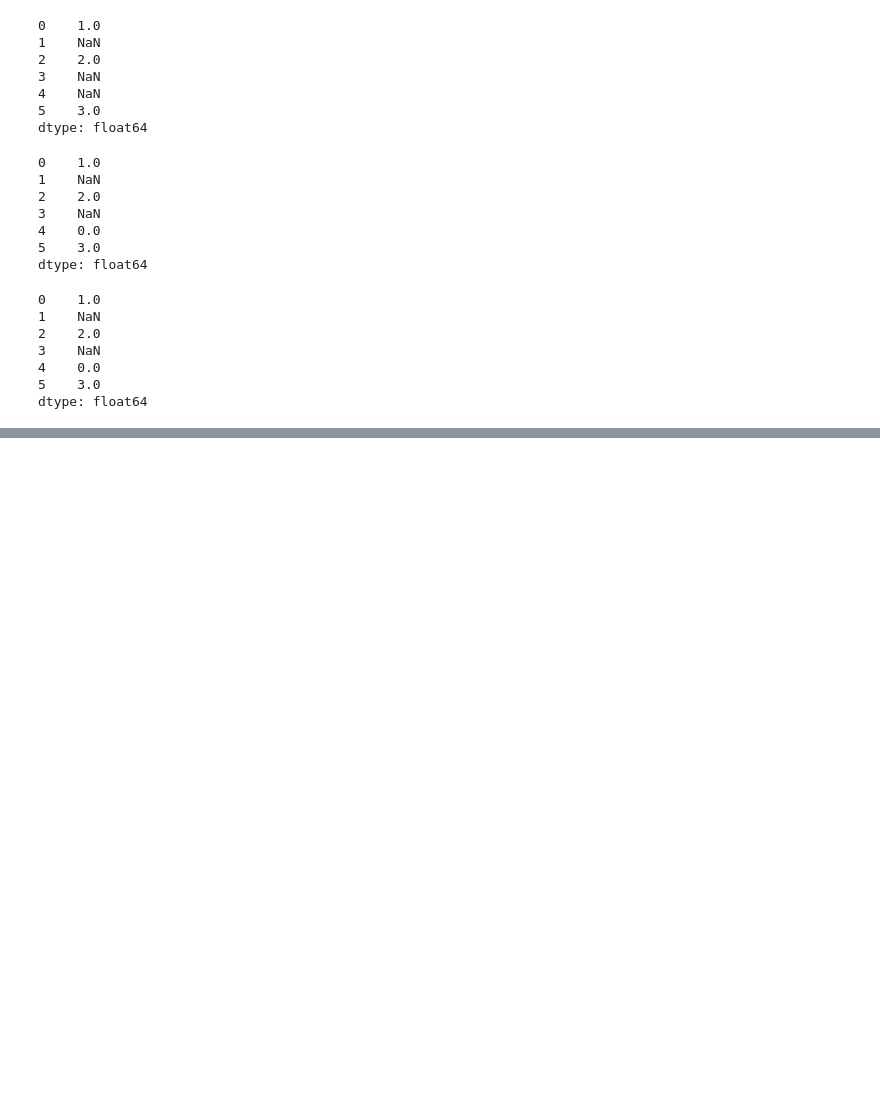
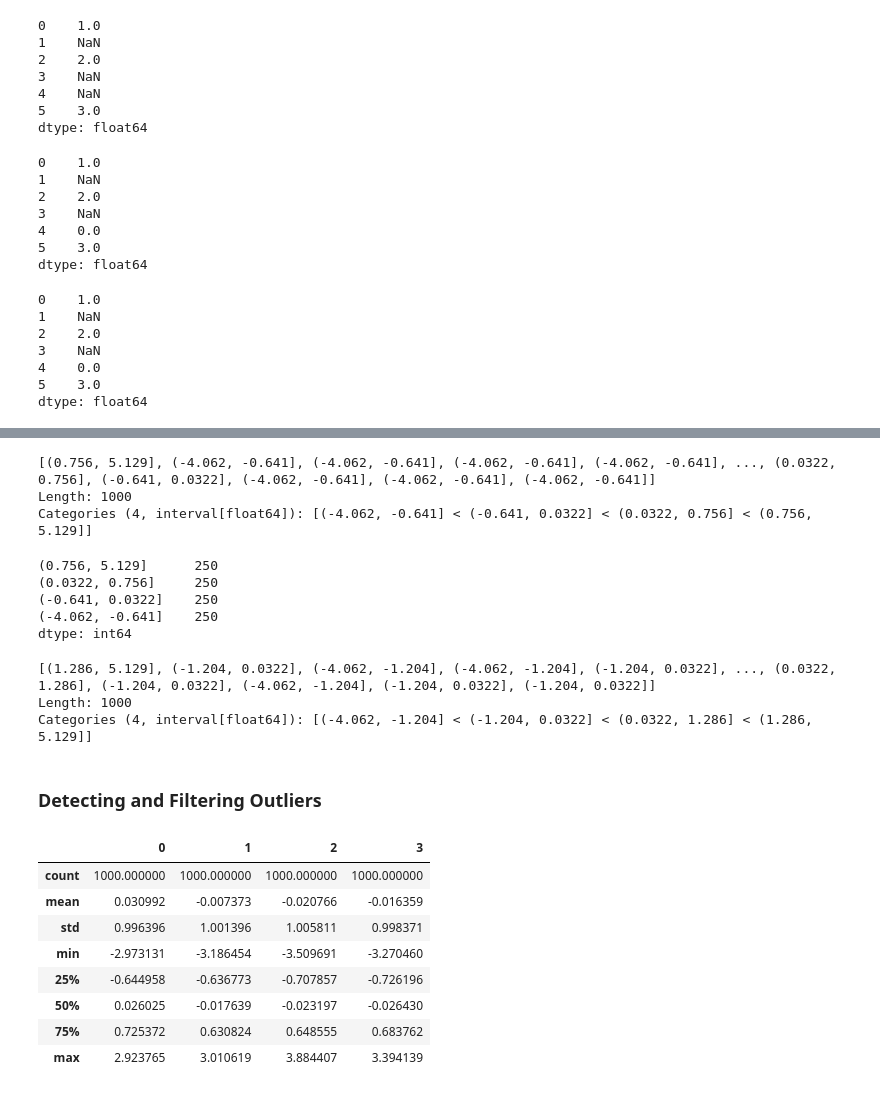
Before and after one commit to ZCW-Data1dot2/data-wrangling-pandas-amanda-wink, a Jupyter notebook: Chapter7WorkAlong.ipynb, the cells around one changed output, grey strips where cells are left out. Drawn from its saved outputs; the diff is of its cells as text; code cells hidden in the pictures; blank space fills up the shorter version.

```diff
--- a/Chapter7WorkAlong.ipynb
+++ b/Chapter7WorkAlong.ipynb
@@ -395,0 +499,22 @@ dtype: float64
+# %%
+cats
+# %% [output]
+[(0.756, 5.129], (-4.062, -0.641], (-4.062, -0.641], (-4.062, -0.641], (-4.062, -0.641], ..., (0.0322, 0.756], (-0.641, 0.0322], (-4.062, -0.641], (-4.062, -0.641], (-4.062, -0.641]]
+Length: 1000
+Categories (4, interval[float64]): [(-4.062, -0.641] < (-0.641, 0.0322] < (0.0322, 0.756] < (0.756, 5.129]]
+# %%
+pd.value_counts(cats)
+# %% [output]
+(0.756, 5.129]      250
+(0.0322, 0.756]     250
+(-0.641, 0.0322]    250
+(-4.062, -0.641]    250
+dtype: int64
+# %%
+pd.qcut(data, [0, 0.1, 0.5, 0.9, 1.])
+# %% [output]
+[(1.286, 5.129], (-1.204, 0.0322], (-4.062, -1.204], (-4.062, -1.204], (-1.204, 0.0322], ..., (0.0322, 1.286], (-1.204, 0.0322], (-4.062, -1.204], (-1.204, 0.0322], (-1.204, 0.0322]]
+Length: 1000
+Categories (4, interval[float64]): [(-4.062, -1.204] < (-1.204, 0.0322] < (0.0322, 1.286] < (1.286, 5.129]]
+# %% [markdown]
+### Detecting and Filtering Outliers
@@ -395,0 +523,12 @@ dtype: float64
+# %%
+data.describe()
+# %% [output]
+|  | 0 | 1 | 2 | 3 |
+| count | 1000.000000 | 1000.000000 | 1000.000000 | 1000.000000 |
+| mean | 0.030992 | -0.007373 | -0.020766 | -0.016359 |
+| std | 0.996396 | 1.001396 | 1.005811 | 0.998371 |
+| min | -2.973131 | -3.186454 | -3.509691 | -3.270460 |
+| 25% | -0.644958 | -0.636773 | -0.707857 | -0.726196 |
+| 50% | 0.026025 | -0.017639 | -0.023197 | -0.026430 |
+| 75% | 0.725372 | 0.630824 | 0.648555 | 0.683762 |
+| max | 2.923765 | 3.010619 | 3.884407 | 3.394139 |
```
Also changed, not shown: parts of 68 cells of this notebook, 2 other files.
